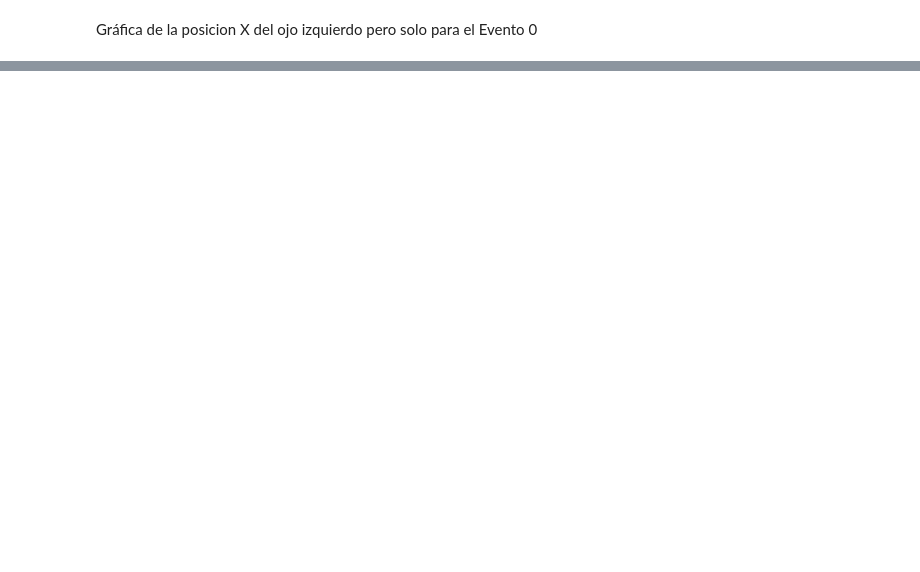
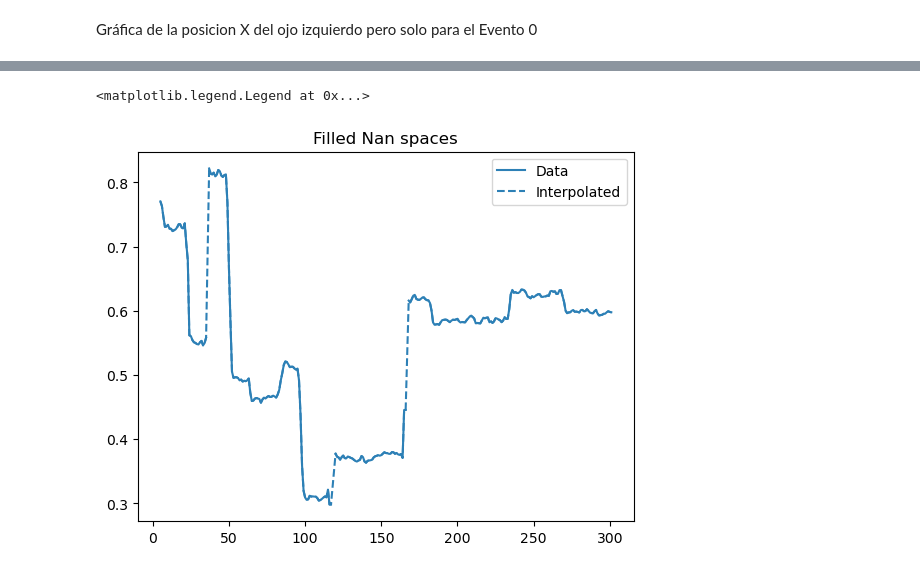
Before and after one commit to AliciaMayor/TFG, a Jupyter notebook: manejar datos.ipynb, the cells around one changed output, grey strips where cells are left out. Saved outputs shown, nothing was run; the diff lists cells and outputs as text; code cells hidden in the pictures; blank space fills up the shorter version.

```diff
--- a/manejar datos.ipynb
+++ b/manejar datos.ipynb
@@ -162,0 +191,13 @@ left_eye_x_event_1.plot()
+# %%
+
+fig, ax = plt.subplots()
+
+
+filled_Nan_df = df['Left Eye Y'].interpolate()
+ax.plot(df.index, df['Left Eye Y'], label='Data', color='#2d80b6')
+ax.plot(df.index, filled_Nan_df, label='Interpolated', linestyle='--', color='#2d80b6')
+ax.set_title('Filled Nan spaces')
+ax.legend()
+# %% [output]
+<matplotlib.legend.Legend at 0x...>
+[figure, added]
```
Also changed, not shown: parts of 27 cells of this notebook.
